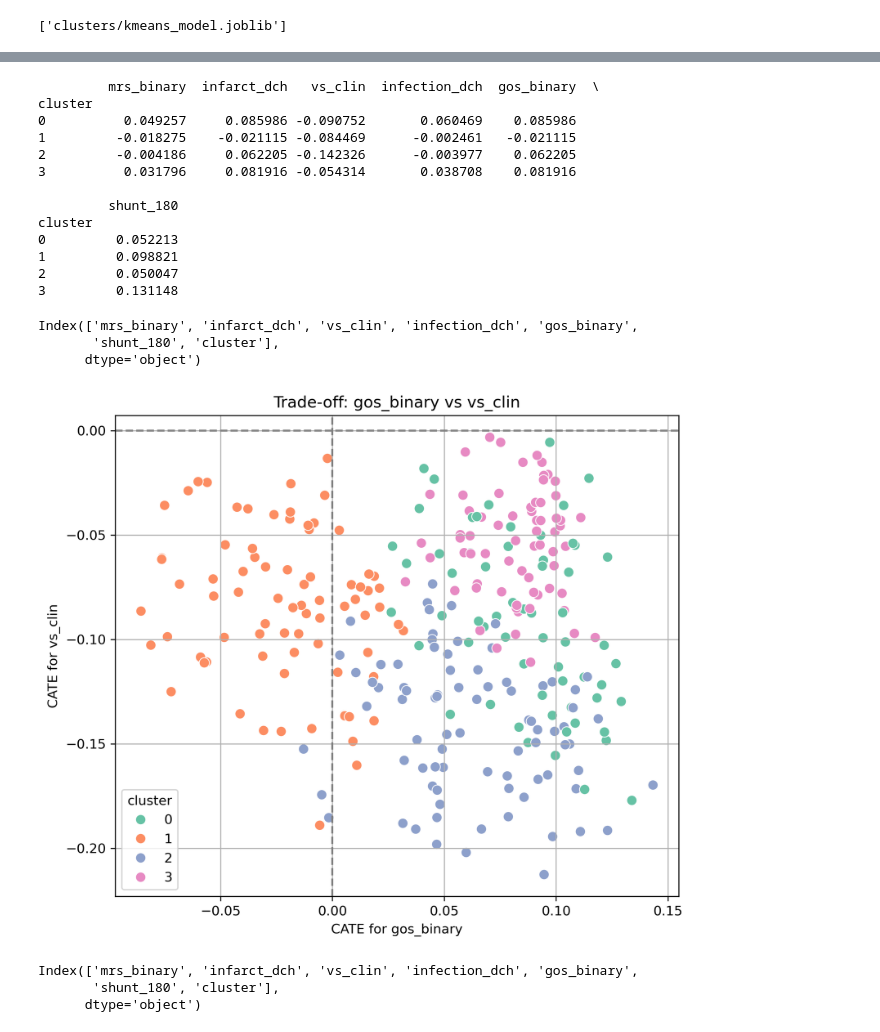
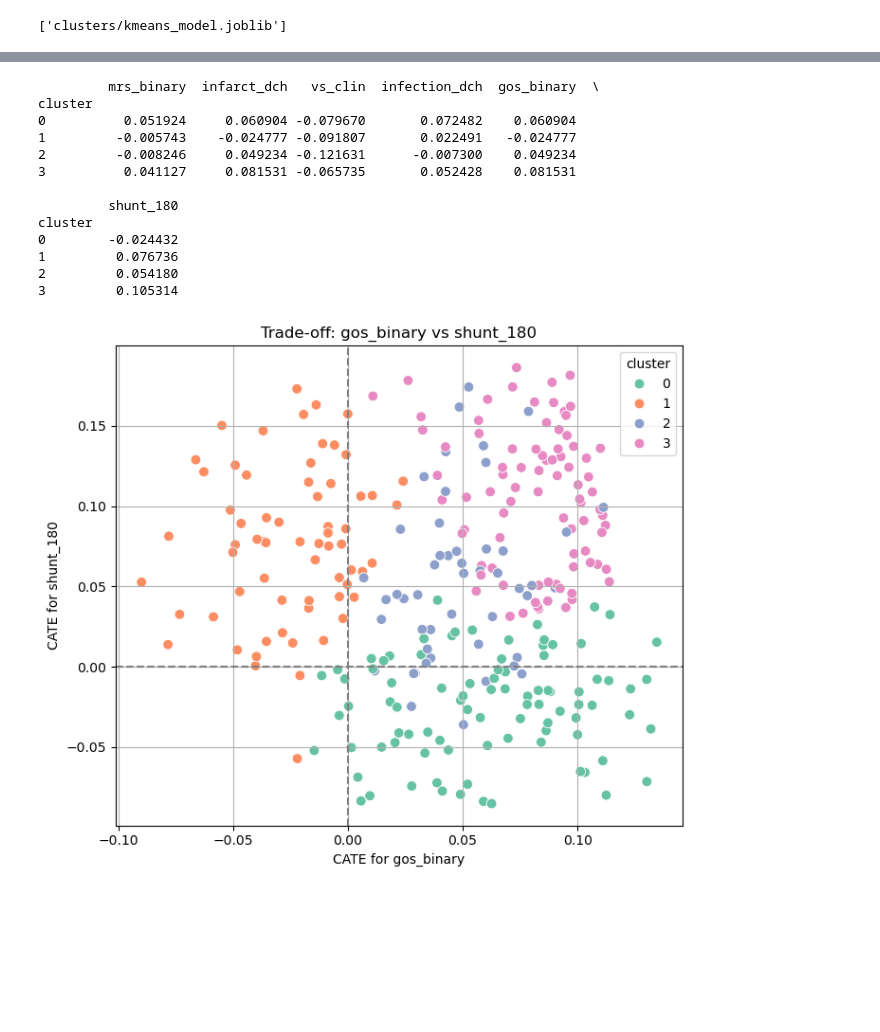
Before and after one commit to shrinitbabel/Precision_Medicine_EARLYDRAIN_DML, a Jupyter notebook: clustering.ipynb, the cells around one changed output, grey strips where cells are left out. Cells and saved outputs as stored; diff of their text form; code cells hidden in the pictures; blank space fills up the shorter version.

```diff
--- a/clustering.ipynb
+++ b/clustering.ipynb
@@ -11,7 +11,7 @@ from modules.preprocess import load_and_clean_data, prepare_variables
 
 # Step 1: prepare baseline
 df = load_and_clean_data("ed.csv", ed_daily_path="ed_daily.csv")
-X, Y, T, feature_names = prepare_variables(df, outcome_col='vs_clin')  # any outcome will do, X is same
+X, Y, T, feature_names = prepare_variables(df, outcome_col='mrs_binary')  # any outcome will do, X is same
 
 # Step 2: define CATE sources
 cate_file_dict = {
@@ -217,37 +99,25 @@ print(cate_df.groupby('cluster').mean())
 # %% [output]
          mrs_binary  infarct_dch   vs_clin  infection_dch  gos_binary  \
 cluster
-0          0.049257     0.085986 -0.090752       0.060469    0.085986
-1         -0.018275    -0.021115 -0.084469      -0.002461   -0.021115
-2         -0.004186     0.062205 -0.142326      -0.003977    0.062205
-3          0.031796     0.081916 -0.054314       0.038708    0.081916
+0          0.051924     0.060904 -0.079670       0.072482    0.060904
+1         -0.005743    -0.024777 -0.091807       0.022491   -0.024777
+2         -0.008246     0.049234 -0.121631      -0.007300    0.049234
+3          0.041127     0.081531 -0.065735       0.052428    0.081531
 
          shunt_180
 cluster
-0         0.052213
-1         0.098821
-2         0.050047
-3         0.131148
+0        -0.024432
+1         0.076736
+2         0.054180
+3         0.105314
-# %%
-cate_df.columns
-# %% [output]
-Index(['mrs_binary', 'infarct_dch', 'vs_clin', 'infection_dch', 'gos_binary',
-       'shunt_180', 'cluster'],
-      dtype='object')
 # %%
 import pandas as pd
 import matplotlib.pyplot as plt
 import seaborn as sns
 
 cate_df = pd.DataFrame(cate_matrix, columns=cate_file_dict.keys())
 cate_df['cluster'] = clusters
 
-plot_cate_tradeoff(cate_df, "gos_binary", "vs_clin", clusters=cate_df['cluster'])
+plot_cate_tradeoff(cate_df, "gos_binary", "shunt_180", clusters=cate_df['cluster'])
 # %% [output]
-[figure, old version]
+[figure, new version]
-# %%
-cate_df.columns
-# %% [output]
-Index(['mrs_binary', 'infarct_dch', 'vs_clin', 'infection_dch', 'gos_binary',
-       'shunt_180', 'cluster'],
-      dtype='object')
```
Also changed, not shown: parts of 11 cells of this notebook, 39 other files.
